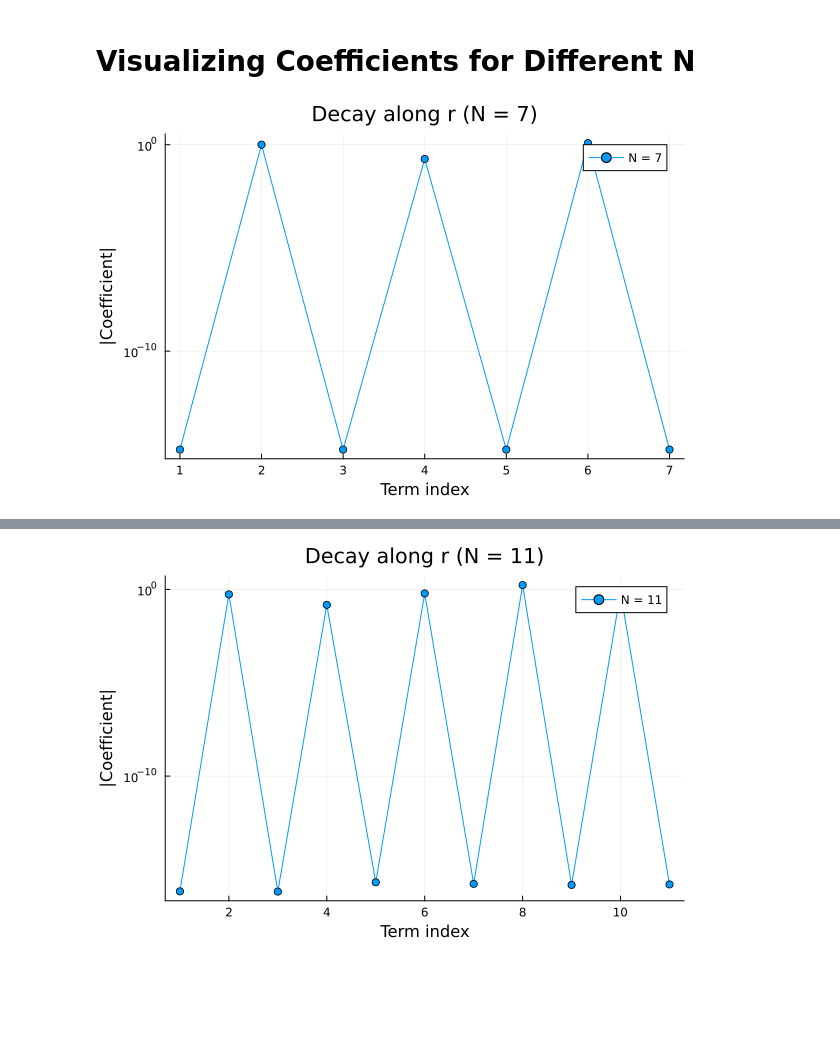
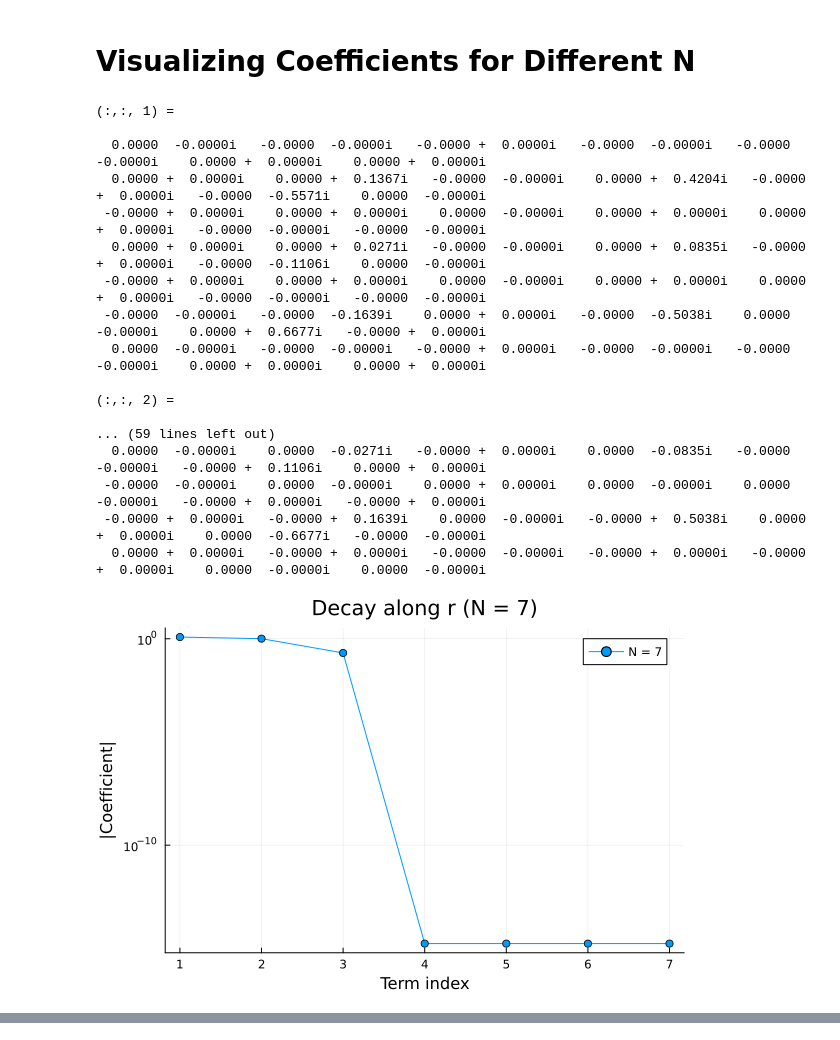
Before and after one commit to klilly50/SpectralHeatEQ, a Jupyter notebook: FINAL CODE FILES/visualizing_coeffs_final.ipynb, the cells around one changed output, grey strips where cells are left out. Saved outputs shown, nothing was run; the diff lists cells and outputs as text; code cells hidden in the pictures; blank space fills up the shorter version.

Commit message:
visualizing coeffs

```diff
--- a/FINAL CODE FILES/visualizing_coeffs_final.ipynb
+++ b/FINAL CODE FILES/visualizing_coeffs_final.ipynb
@@ -19,7 +19,7 @@ finit(r,z,th,t) = u(r,z,th,0);
 # %%
 using Plots
 
-N = (7, 11, 15, 19)
+N = 7
 T = 200
 
 for curr_N in N
@@ -41,32 +41,49 @@ for curr_N in N
     curr_CFS = zeros(size(rr))
     for j in 1:curr_N
         curr_CFS[:, j, :] = finit(rr[:,j,:],zz[:,j,:], tt[:,j,:],0)
     end
 
     # transform to coefficient space
     curr_CFS = V2C_cyl(curr_CFS, "rzt")
 
     # plot decay along each variable r, z, t
     dims = size(curr_CFS)
     vars = ["r", "z", "t"]
 
     for (i, var) in enumerate(vars)
         # move curr dimension to front and flatten the rest
         permuted = permutedims(curr_CFS, (i, setdiff(1:3, i)...)) # e.g. if i = 2, setdiff(1:3, 2)... = (1, 3) so this is (2, 1, 3)
         reshaped = reshape(permuted, dims[i], :) # flatten all dimensions except the i dim
         decay = [norm(reshaped[k, :]) for k in 1:dims[i]] # for each row (AKA each coefficient for that term k), take the Euclidean norm of that row vector
 
         # plot variable decay
-        plot(decay;
+        plot(sort(decay, rev=true);  # sort in descending order
             yscale = :log10,
             marker = :circle,
             xlabel = "Term index",
             ylabel = "|Coefficient|",
             label = "N = $curr_N",
             title = "Decay along $var (N = $curr_N)")
         display(current())  # display plots in loop
     end
 
 end
 # %% [output]
+(:,:, 1) =
+
+  0.0000  -0.0000i   -0.0000  -0.0000i   -0.0000 +  0.0000i   -0.0000  -0.0000i   -0.0000  -0.0000i    0.0000 +  0.0000i    0.0000 +  0.0000i
+  0.0000 +  0.0000i    0.0000 +  0.1367i   -0.0000  -0.0000i    0.0000 +  0.4204i   -0.0000 +  0.0000i   -0.0000  -0.5571i    0.0000  -0.0000i
+ -0.0000 +  0.0000i    0.0000 +  0.0000i    0.0000  -0.0000i    0.0000 +  0.0000i    0.0000 +  0.0000i   -0.0000  -0.0000i   -0.0000  -0.0000i
+  0.0000 +  0.0000i    0.0000 +  0.0271i   -0.0000  -0.0000i    0.0000 +  0.0835i   -0.0000 +  0.0000i   -0.0000  -0.1106i    0.0000  -0.0000i
+ -0.0000 +  0.0000i    0.0000 +  0.0000i    0.0000  -0.0000i    0.0000 +  0.0000i    0.0000 +  0.0000i   -0.0000  -0.0000i   -0.0000  -0.0000i
+ -0.0000  -0.0000i   -0.0000  -0.1639i    0.0000 +  0.0000i   -0.0000  -0.5038i    0.0000  -0.0000i    0.0000 +  0.6677i   -0.0000 +  0.0000i
+  0.0000  -0.0000i   -0.0000  -0.0000i   -0.0000 +  0.0000i   -0.0000  -0.0000i   -0.0000  -0.0000i    0.0000 +  0.0000i    0.0000 +  0.0000i
+
+(:,:, 2) =
+
+... (59 lines left out)
+  0.0000  -0.0000i    0.0000  -0.0271i   -0.0000 +  0.0000i    0.0000  -0.0835i   -0.0000  -0.0000i   -0.0000 +  0.1106i    0.0000 +  0.0000i
+ -0.0000  -0.0000i    0.0000  -0.0000i    0.0000 +  0.0000i    0.0000  -0.0000i    0.0000  -0.0000i   -0.0000 +  0.0000i   -0.0000 +  0.0000i
+ -0.0000 +  0.0000i   -0.0000 +  0.1639i    0.0000  -0.0000i   -0.0000 +  0.5038i    0.0000 +  0.0000i    0.0000  -0.6677i   -0.0000  -0.0000i
+  0.0000 +  0.0000i   -0.0000 +  0.0000i   -0.0000  -0.0000i   -0.0000 +  0.0000i   -0.0000 +  0.0000i    0.0000  -0.0000i    0.0000  -0.0000i
-[figure, old version]
+[figure, new version]
@@ -75 +91,0 @@ end
-[figure, removed]
```
Also changed, not shown: parts of 1 cell of this notebook.
